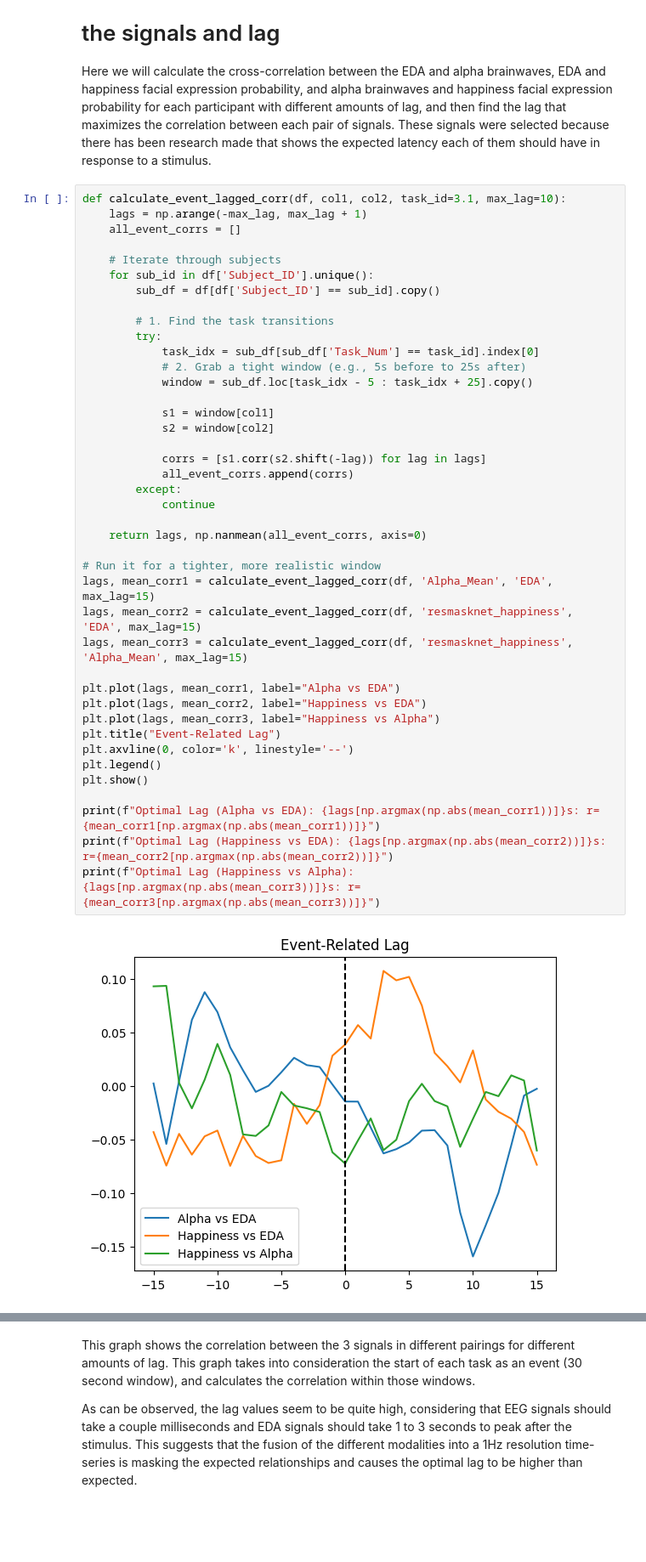
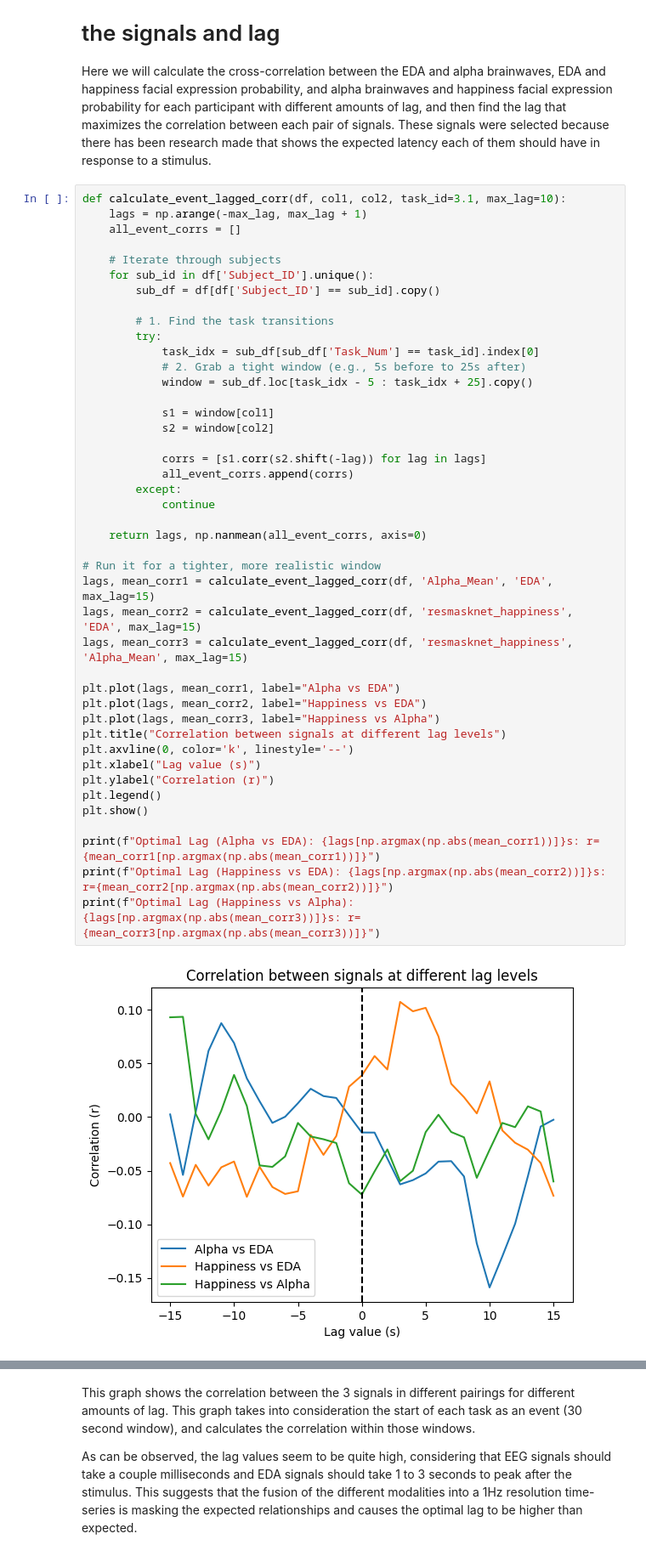
Before and after one commit to alonso284/FER-Study, a Jupyter notebook: notebooks/phenomenon_temporal_asynchrony.ipynb, the cells around one changed output, grey strips where cells are left out. Shown at 85% size. Drawn from its saved outputs; the diff is of its cells as text; blank space fills up the shorter version.

```diff
--- a/notebooks/phenomenon_temporal_asynchrony.ipynb
+++ b/notebooks/phenomenon_temporal_asynchrony.ipynb
@@ -186,35 +186,37 @@ def calculate_event_lagged_corr(df, col1, col2, task_id=3.1, max_lag=10):
             task_idx = sub_df[sub_df['Task_Num'] == task_id].index[0]
             # 2. Grab a tight window (e.g., 5s before to 25s after)
             window = sub_df.loc[task_idx - 5 : task_idx + 25].copy()
 
             s1 = window[col1]
             s2 = window[col2]
 
             corrs = [s1.corr(s2.shift(-lag)) for lag in lags]
             all_event_corrs.append(corrs)
         except:
             continue
 
     return lags, np.nanmean(all_event_corrs, axis=0)
 
 # Run it for a tighter, more realistic window
 lags, mean_corr1 = calculate_event_lagged_corr(df, 'Alpha_Mean', 'EDA', max_lag=15)
 lags, mean_corr2 = calculate_event_lagged_corr(df, 'resmasknet_happiness', 'EDA', max_lag=15)
 lags, mean_corr3 = calculate_event_lagged_corr(df, 'resmasknet_happiness', 'Alpha_Mean', max_lag=15)
 
 plt.plot(lags, mean_corr1, label="Alpha vs EDA")
 plt.plot(lags, mean_corr2, label="Happiness vs EDA")
 plt.plot(lags, mean_corr3, label="Happiness vs Alpha")
-plt.title("Event-Related Lag")
+plt.title("Correlation between signals at different lag levels")
 plt.axvline(0, color='k', linestyle='--')
+plt.xlabel("Lag value (s)")
+plt.ylabel("Correlation (r)")
 plt.legend()
 plt.show()
 
 print(f"Optimal Lag (Alpha vs EDA): {lags[np.argmax(np.abs(mean_corr1))]}s: r={mean_corr1[np.argmax(np.abs(mean_corr1))]}")
 print(f"Optimal Lag (Happiness vs EDA): {lags[np.argmax(np.abs(mean_corr2))]}s: r={mean_corr2[np.argmax(np.abs(mean_corr2))]}")
 print(f"Optimal Lag (Happiness vs Alpha): {lags[np.argmax(np.abs(mean_corr3))]}s: r={mean_corr3[np.argmax(np.abs(mean_corr3))]}")
 # %% [output]
-[figure, old version]
+[figure, new version]
 Optimal Lag (Alpha vs EDA): 10s: r=-0.1588312752947687
 Optimal Lag (Happiness vs EDA): 3s: r=0.10732413065276084
 Optimal Lag (Happiness vs Alpha): -14s: r=0.0934044535381503
```
Also changed, not shown: parts of 1 cell of this notebook.
